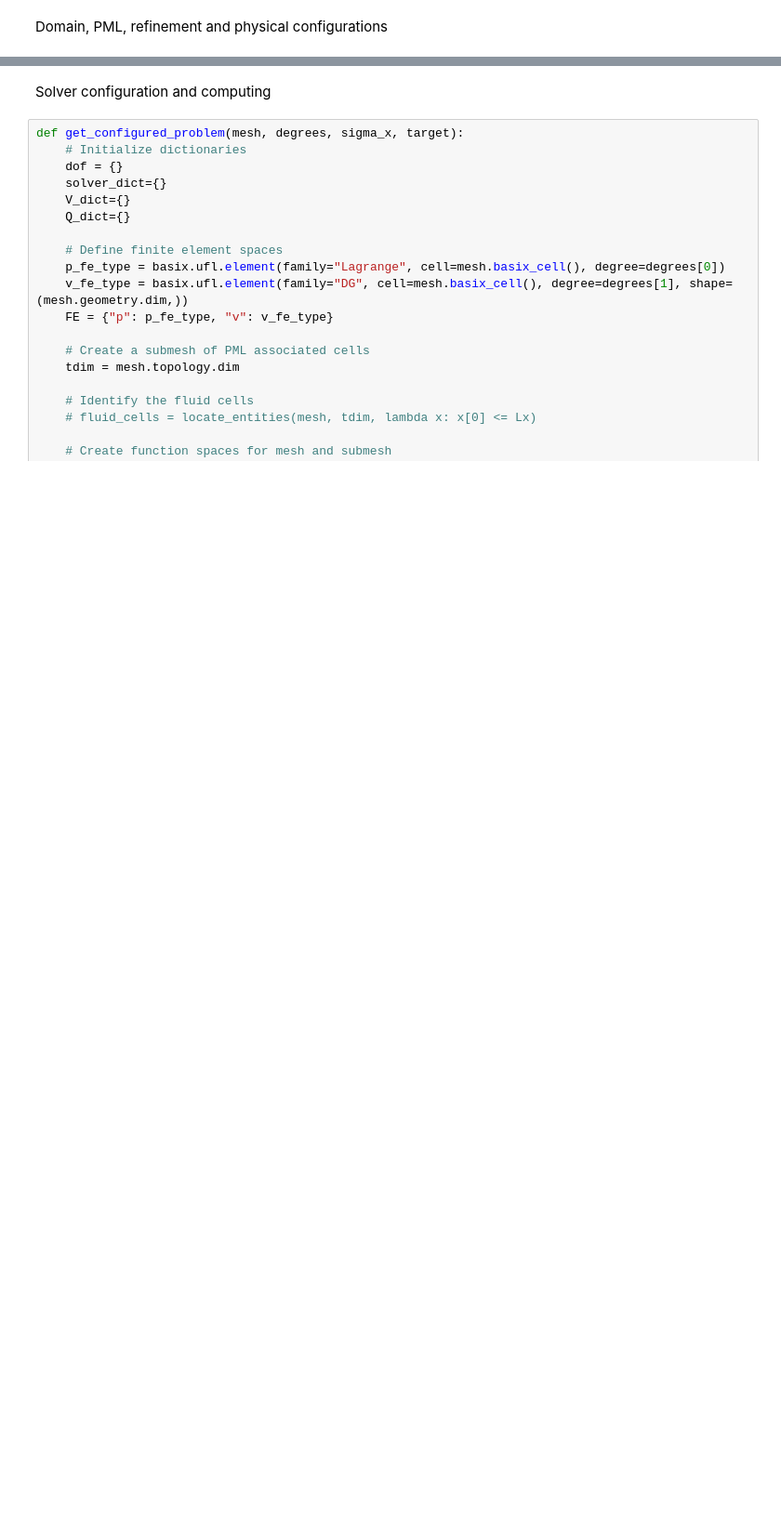
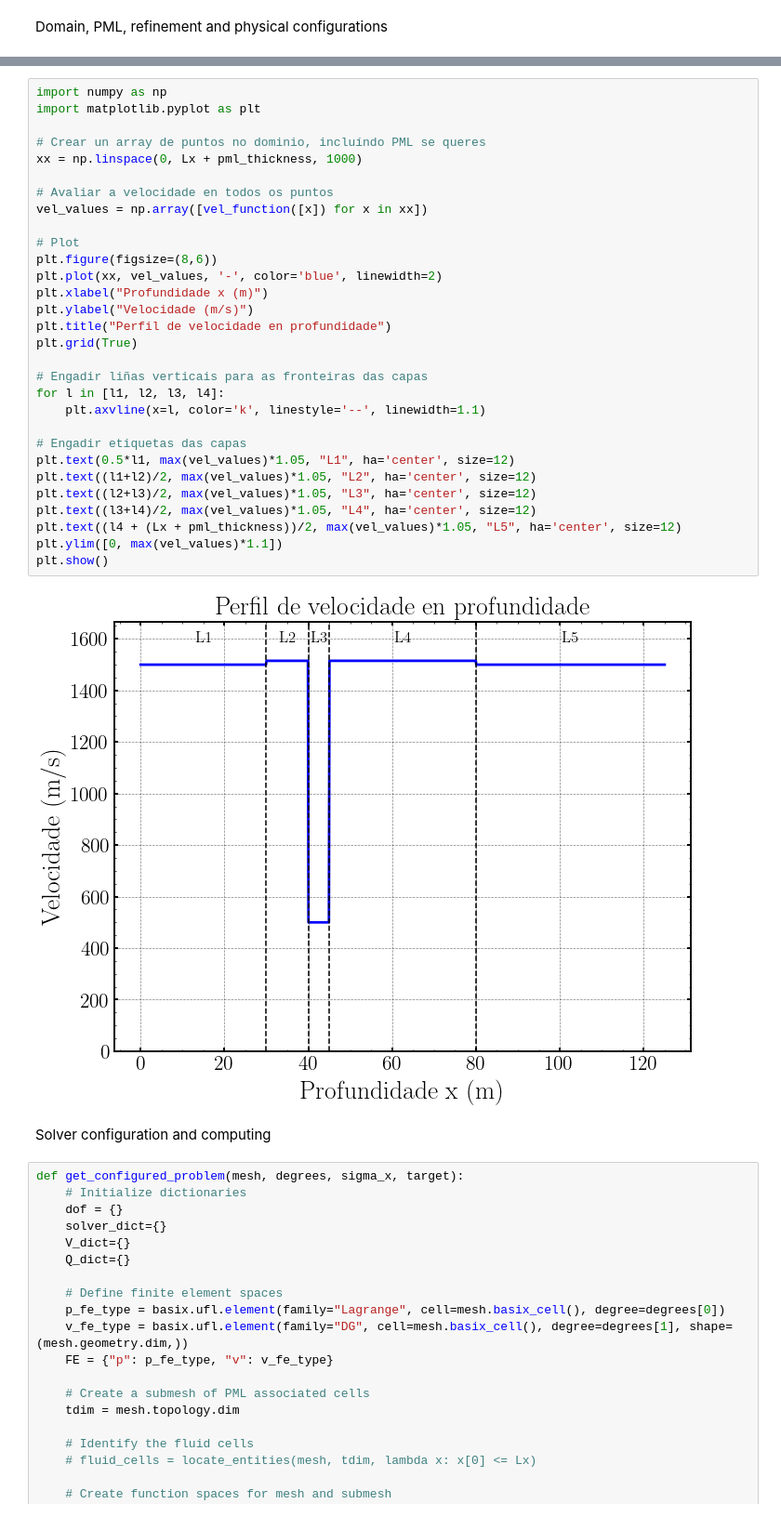
Before and after one commit to sararecondo/HPR-1D, a Jupyter notebook: 1D-Figure-01-other-tests.ipynb, the cells around one changed output, grey strips where cells are left out. Shown at 93% size. Drawn from its saved outputs; the diff is of its cells as text; blank space fills up the shorter version.

```diff
--- a/1D-Figure-01-other-tests.ipynb
+++ b/1D-Figure-01-other-tests.ipynb
@@ -119,4 +146,36 @@ target=-20.5j # Target for the shift-and-invert spectral transformation
 degree=[2,1]  # Polynomial degree for pressure and velocity
+# %%
+import numpy as np
+import matplotlib.pyplot as plt
+
+# Crear un array de puntos no dominio, incluíndo PML se queres
+xx = np.linspace(0, Lx + pml_thickness, 1000)
+
+# Avaliar a velocidade en todos os puntos
+vel_values = np.array([vel_function([x]) for x in xx])
+
+# Plot
+plt.figure(figsize=(8,6))
+plt.plot(xx, vel_values, '-', color='blue', linewidth=2)
+plt.xlabel("Profundidade x (m)")
+plt.ylabel("Velocidade (m/s)")
+plt.title("Perfil de velocidade en profundidade")
+plt.grid(True)
+
+# Engadir liñas verticais para as fronteiras das capas
+for l in [l1, l2, l3, l4]:
+    plt.axvline(x=l, color='k', linestyle='--', linewidth=1.1)
+
+# Engadir etiquetas das capas
+plt.text(0.5*l1, max(vel_values)*1.05, "L1", ha='center', size=12)
+plt.text((l1+l2)/2, max(vel_values)*1.05, "L2", ha='center', size=12)
+plt.text((l2+l3)/2, max(vel_values)*1.05, "L3", ha='center', size=12)
+plt.text((l3+l4)/2, max(vel_values)*1.05, "L4", ha='center', size=12)
+plt.text((l4 + (Lx + pml_thickness))/2, max(vel_values)*1.05, "L5", ha='center', size=12)
+plt.ylim([0, max(vel_values)*1.1])
+plt.show()
+# %% [output]
+[figure, added]
 # %% [markdown]
 Solver configuration and computing
 # %%
```
Also changed, not shown: parts of 17 cells of this notebook, 2 other files.
